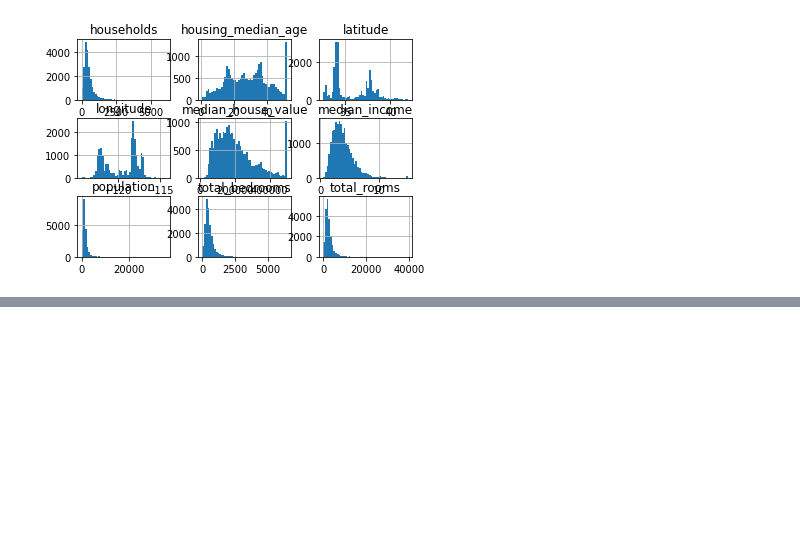
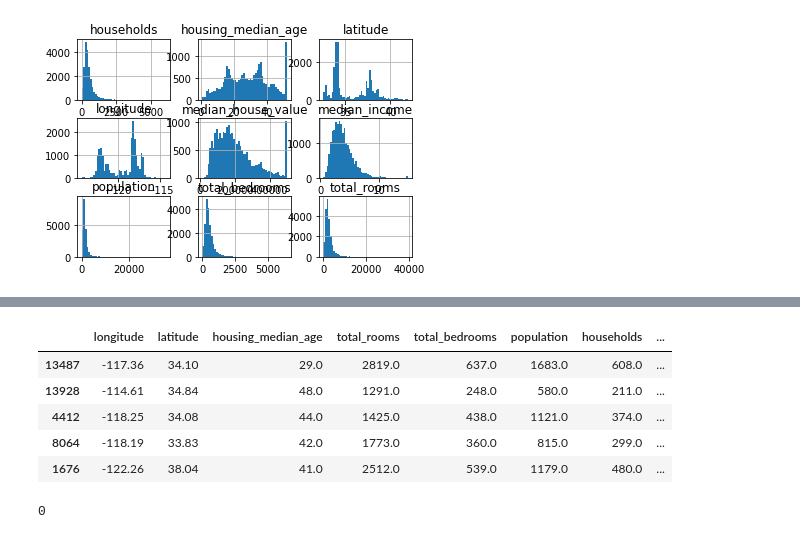
Before and after one commit to Sukh-vip3r/82-days-machine-learning, a Jupyter notebook: Day-1.ipynb, the cells around one changed output, grey strips where cells are left out. Cells and saved outputs as stored; diff of their text form; code cells hidden in the pictures; blank space fills up the shorter version.

```diff
--- a/Day-1.ipynb
+++ b/Day-1.ipynb
@@ -52,0 +197,4 @@ plt.show()
+# %%
+housing["rooms_per_household"] = housing["total_rooms"] / housing["households"]
+housing["bedrooms_per_room"] = housing["total_bedrooms"] / housing["total_rooms"]
+housing["population_per_household"] = housing["population"] / housing["households"]
@@ -52,0 +228,7 @@ plt.show()
+# %%
+from sklearn.impute import SimpleImputer
+imputer=SimpleImputer(strategy="median")
+# %%
+housing_num=housing.drop("ocean_proximity",axis=1)
+imputer.fit(housing_num)
+imputer.statistics_
@@ -52,0 +245,3 @@ plt.show()
+# %%
+X=imputer.transform(housing_num)
+print(X)
@@ -52,0 +262,14 @@ plt.show()
+# %%
+housing_tr=pd.DataFrame(X,columns=housing_num.columns,index=housing_num.index)
+housing_tr.head()
+# %% [output]
+|  | longitude | latitude | housing_median_age | total_rooms | total_bedrooms | population | households | ... |
+| 13487 | -117.36 | 34.10 | 29.0 | 2819.0 | 637.0 | 1683.0 | 608.0 | ... |
+| 13928 | -114.61 | 34.84 | 48.0 | 1291.0 | 248.0 | 580.0 | 211.0 | ... |
+| 4412 | -118.25 | 34.08 | 44.0 | 1425.0 | 438.0 | 1121.0 | 374.0 | ... |
+| 8064 | -118.19 | 33.83 | 42.0 | 1773.0 | 360.0 | 815.0 | 299.0 | ... |
+| 1676 | -122.26 | 38.04 | 41.0 | 2512.0 | 539.0 | 1179.0 | 480.0 | ... |
+# %%
+housing_tr['total_bedrooms'].isna().sum()
+# %% [output]
+0
```
Also changed, not shown: parts of 25 cells of this notebook.
